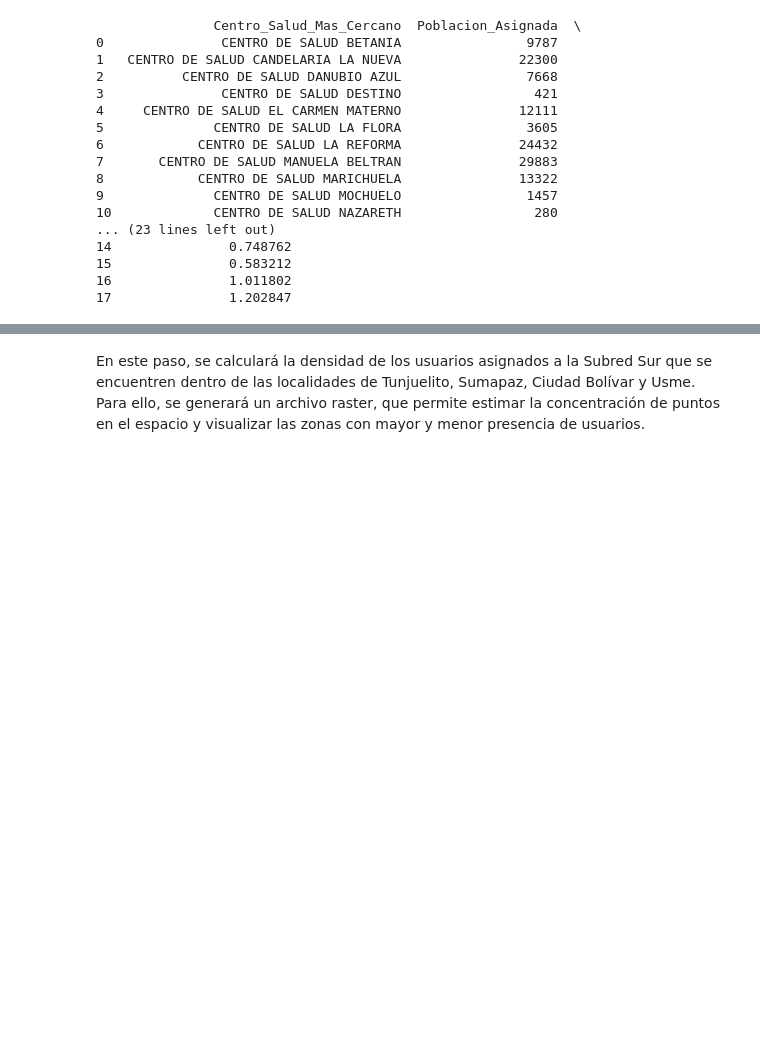
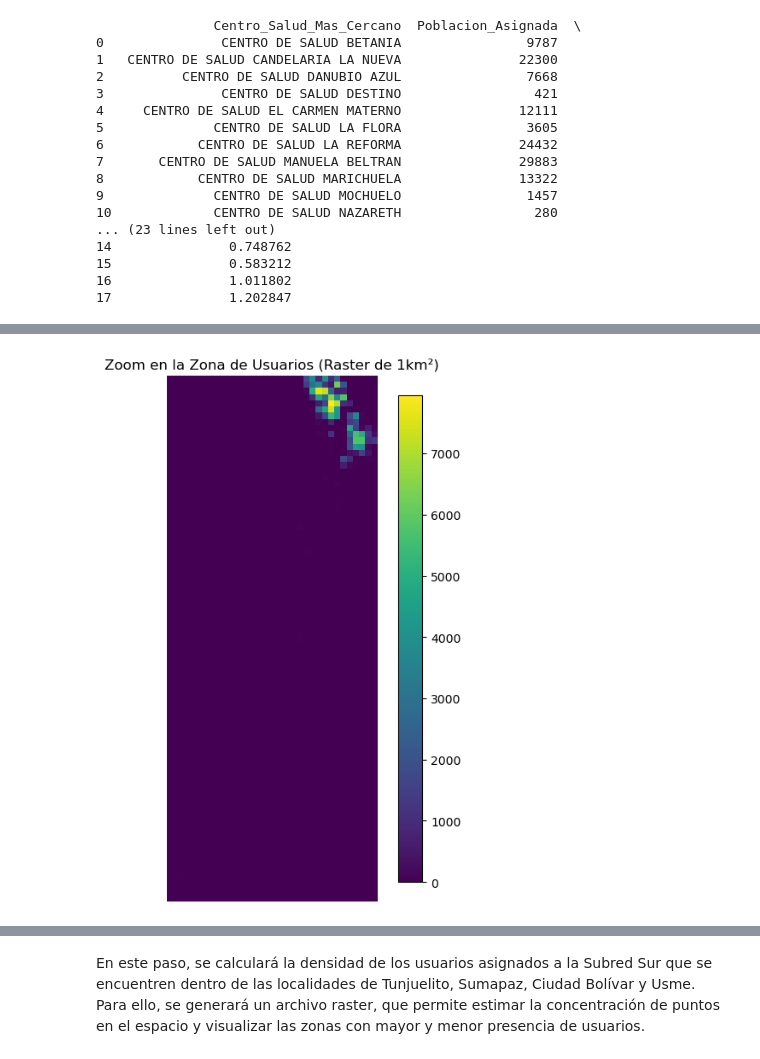
Before and after one commit to BillyAvila/Analisis_Espacial, a Jupyter notebook: notebooks/Notebook_Codigo_Final_quincef-redes.ipynb, the cells around one changed output, grey strips where cells are left out. Cells and saved outputs as stored; diff of their text form; code cells hidden in the pictures; blank space fills up the shorter version.

```diff
--- a/notebooks/Notebook_Codigo_Final_quincef-redes.ipynb
+++ b/notebooks/Notebook_Codigo_Final_quincef-redes.ipynb
@@ -618,0 +808,74 @@ print(tabla_resumen)
+# %%
+import geopandas as gpd
+import rasterio
+import math
+import numpy as np
+import matplotlib.pyplot as plt
+from rasterio.transform import from_origin
+from rasterio.features import rasterize
+from rasterio.enums import MergeAlg
+
+# 📌 Cargar el GeoDataFrame
+file_path = r"C:\MAESTRIA_EN_GEOMATICA\Programacion_SIG\PROYECTO_FINAL_CODIGO\Analisis_Espacial\data\usuarios_interes_clip.gpkg"
+gdf = gpd.read_file(file_path)
+
+# 📌 Verificar y reproyectar a EPSG:3395 (si es necesario)
+if gdf.crs != "EPSG:3395":
+    gdf = gdf.to_crs(epsg=3395)
+
+# 📌 Definir la cuadrícula ráster con celdas de 1000m x 1000m
+res = 1000  # 🔹 Ahora cada celda es de 1 km x 1 km
+bounds = gdf.total_bounds  # [minx, miny, maxx, maxy]
+
+transform = from_origin(bounds[0], bounds[3], res, res)
+rows = math.ceil((bounds[3] - bounds[1]) / res)
+cols = math.ceil((bounds[2] - bounds[0]) / res)
+shape = (rows, cols)
+
+# 📌 Rasterizar los puntos
+geometries = [(geom, 1) for geom in gdf.geometry]
+
+raster_conteo = rasterize(
+    shapes=geometries,
+    out_shape=shape,
+    transform=transform,
+    merge_alg=MergeAlg.add  # 🔹 Suma los usuarios en cada celda
+)
+
+# 📌 Guardar el raster en la carpeta data
+output_path = r"C:\MAESTRIA_EN_GEOMATICA\Programacion_SIG\PROYECTO_FINAL_CODIGO\Analisis_Espacial\data\raster_usuarios1000M.tif"
+
+with rasterio.open(
+    output_path, "w",
+    driver="GTiff",
+    height=shape[0],
+    width=shape[1],
+    count=1,
+    dtype=raster_conteo.dtype,
+    crs="EPSG:3395",
+    transform=transform
+) as dst:
+    dst.write(raster_conteo, 1)
+
+# 📌 Extraer bounding box (zona de usuarios)
+xmin, ymin, xmax, ymax = gdf.total_bounds
+
+# 📌 Convertir coordenadas a índices de la matriz del raster
+row_min = max(0, int((bounds[3] - ymax) / res))
+row_max = min(rows, int((bounds[3] - ymin) / res))
+col_min = max(0, int((xmin - bounds[0]) / res))
+col_max = min(cols, int((xmax - bounds[0]) / res))
+
+# 📌 Recortar el raster al área de los usuarios
+raster_zoom = raster_conteo[row_min:row_max, col_min:col_max]
+
+# 📌 Visualizar solo la zona recortada
+fig, ax = plt.subplots(figsize=(8, 8))
+cbar = ax.imshow(raster_zoom, cmap="viridis", interpolation="nearest")
+ax.set_title("Zoom en la Zona de Usuarios (Raster de 1km²)")
+ax.axis("off")
+fig.colorbar(cbar, ax=ax, fraction=0.046, pad=0.04)
+
+plt.show()
+# %% [output]
+[figure, added]
```
Also changed, not shown: parts of 8 cells of this notebook, 4 other files.
